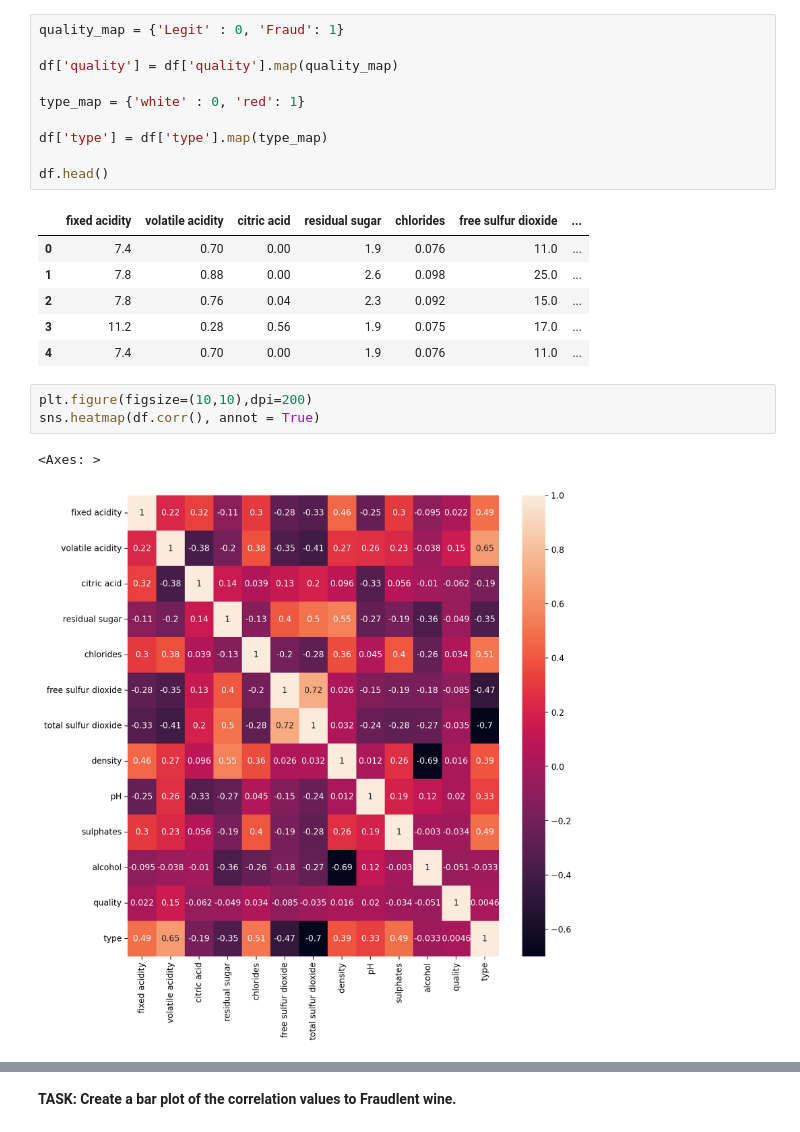
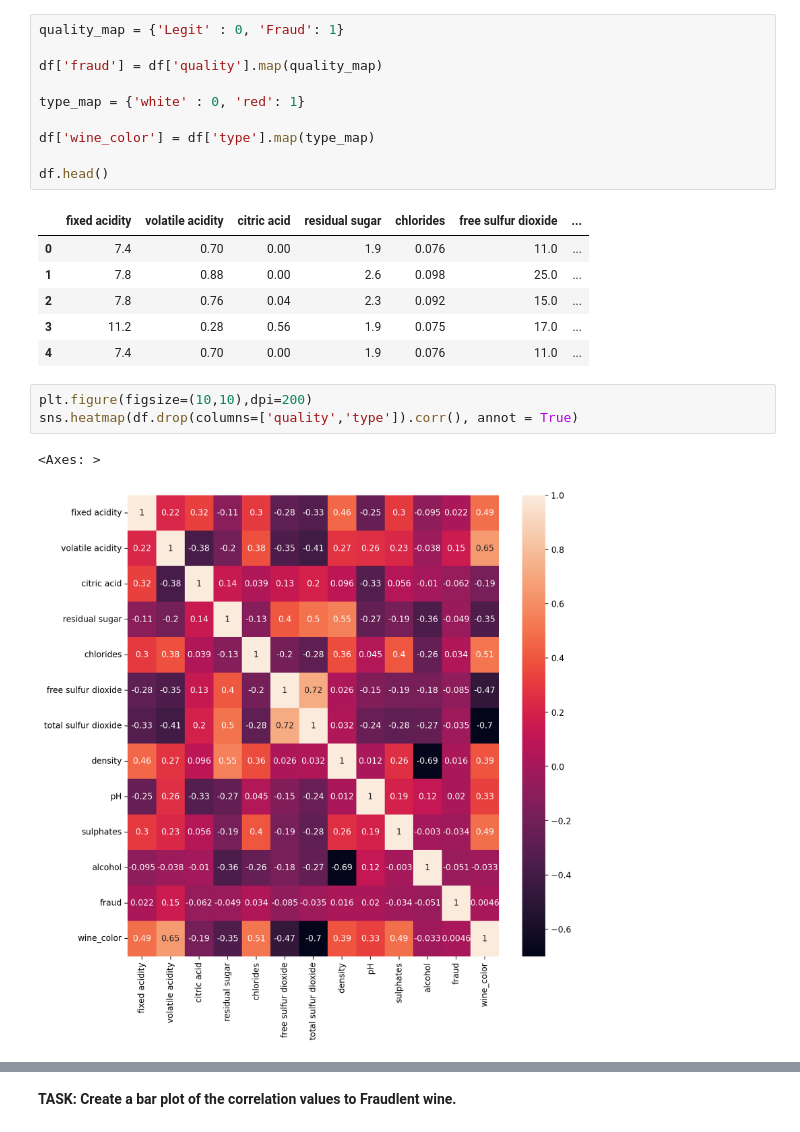
Before and after one commit to SaikatGhosh94/MachineLearningCourse, a Jupyter notebook: Hands_on_practice/Support_Vector_Machines/03_SVM_Project_Exercise.ipynb, the cells around one changed output, grey strips where cells are left out. Cells and saved outputs as stored; diff of their text form.

```diff
--- a/Hands_on_practice/Support_Vector_Machines/03_SVM_Project_Exercise.ipynb
+++ b/Hands_on_practice/Support_Vector_Machines/03_SVM_Project_Exercise.ipynb
@@ -82,11 +82,11 @@ df[(df['quality'] == 'Fraud') & (df['type'] == 'white')].size * 100/df[ (df['typ
 # %%
 quality_map = {'Legit' : 0, 'Fraud': 1}
 
-df['quality'] = df['quality'].map(quality_map)
+df['fraud'] = df['quality'].map(quality_map)
 
 type_map = {'white' : 0, 'red': 1}
 
-df['type'] = df['type'].map(type_map)
+df['wine_color'] = df['type'].map(type_map)
 
 df.head()
 # %% [output]
@@ -98,7 +98,7 @@ df.head()
 | 4 | 7.4 | 0.70 | 0.00 | 1.9 | 0.076 | 11.0 | ... |
 # %%
 plt.figure(figsize=(10,10),dpi=200)
-sns.heatmap(df.corr(), annot = True)
+sns.heatmap(df.drop(columns=['quality','type']).corr(), annot = True)
 # %% [output]
 <Axes: >
-[figure, old version]
+[figure, new version]
```
Also changed, not shown: parts of 21 cells of this notebook.
